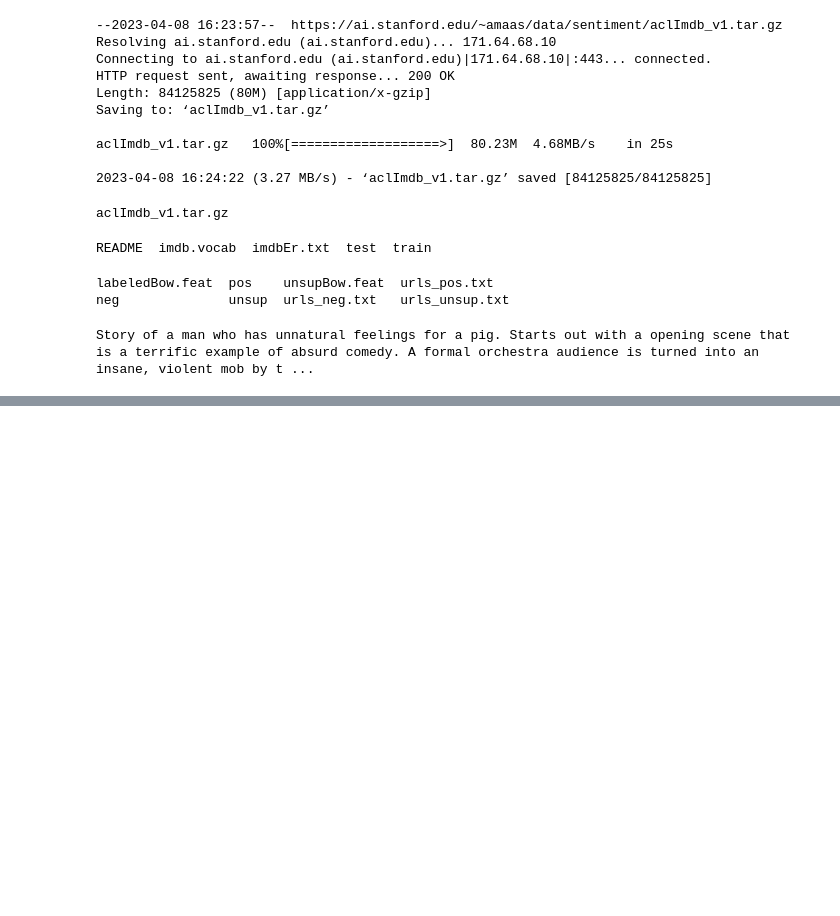
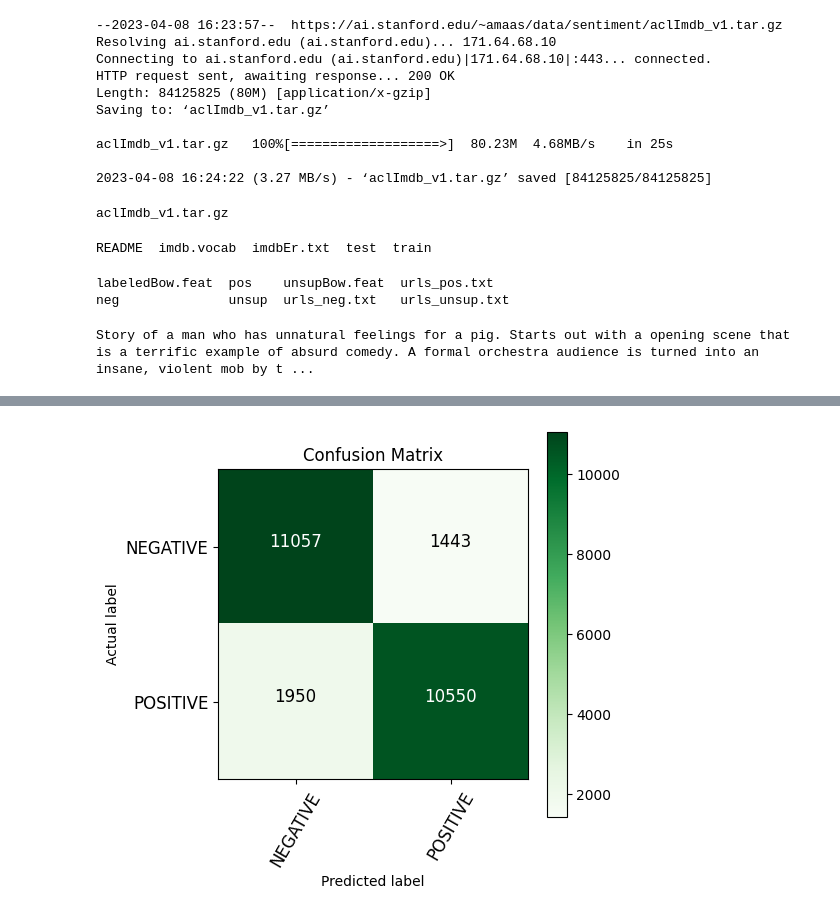
Before and after one commit to spoluan/IMDB_sentiment_analysis, a Jupyter notebook: imdb.ipynb, the cells around one changed output, grey strips where cells are left out. Cells and saved outputs as stored; diff of their text form; code cells hidden in the pictures; blank space fills up the shorter version.

```diff
--- a/imdb.ipynb
+++ b/imdb.ipynb
@@ -73,0 +506,2 @@ Story of a man who has unnatural feelings for a pig. Starts out with a opening s
+# %%
+load_model.load_weights("checkpoint/save-model/")
@@ -73,0 +516,39 @@ Story of a man who has unnatural feelings for a pig. Starts out with a opening s
+# %%
+def conf_matrix(y_test=None, y_pred=None, class_names=None):
+
+    cm = confusion_matrix(y_test, y_pred)
+
+    fig, ax = plt.subplots(figsize=(5, 5))
+    a = ax.matshow(cm, cmap=plt.cm.Greens)
+
+    fig.colorbar(a)
+
+    ax.set(title="Confusion Matrix",
+             xlabel="Predicted label",
+             ylabel="Actual label",
+             xticks=np.arange(len(class_names)),
+             yticks=np.arange(len(class_names)),
+             xticklabels=class_names,
+             yticklabels=class_names)
+
+    ax.xaxis.set_label_position("bottom")
+    ax.xaxis.tick_bottom()
+
+    plt.xticks(rotation=60, fontsize=12)
+    plt.yticks(fontsize=12)
+
+    for i, j in itertools.product(range(cm.shape[0]), range(cm.shape[1])):
+        plt.text(j, i, f"{cm[i, j]}",
+                  horizontalalignment="center", color="black" if cm[i, j] < (cm.max() + cm.min()) / 2 else "white",
+                  fontsize=12)
+# %%
+y_pred = []
+y_truth = []
+# %%
+for x, y in test:
+    y_pred.extend(np.round(np.squeeze(load_model.predict([x], verbose=0))))
+    y_truth.extend(y.numpy())
+# %%
+conf_matrix(y_test=y_truth, y_pred=y_pred, class_names=['NEGATIVE', 'POSITIVE'])
+# %% [output]
+[figure, added]
```
Also changed, not shown: parts of 58 cells of this notebook, 2 other files.
